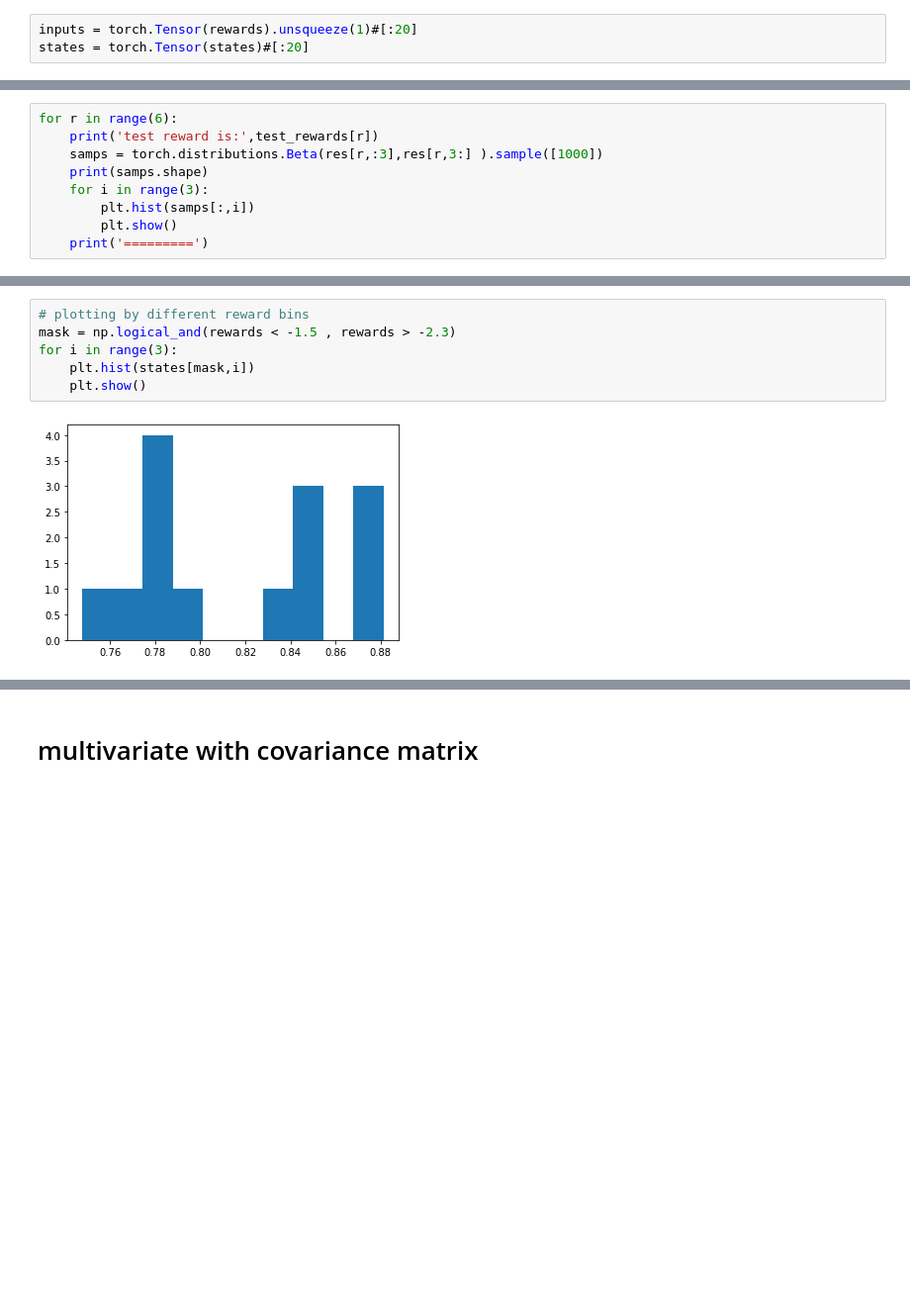
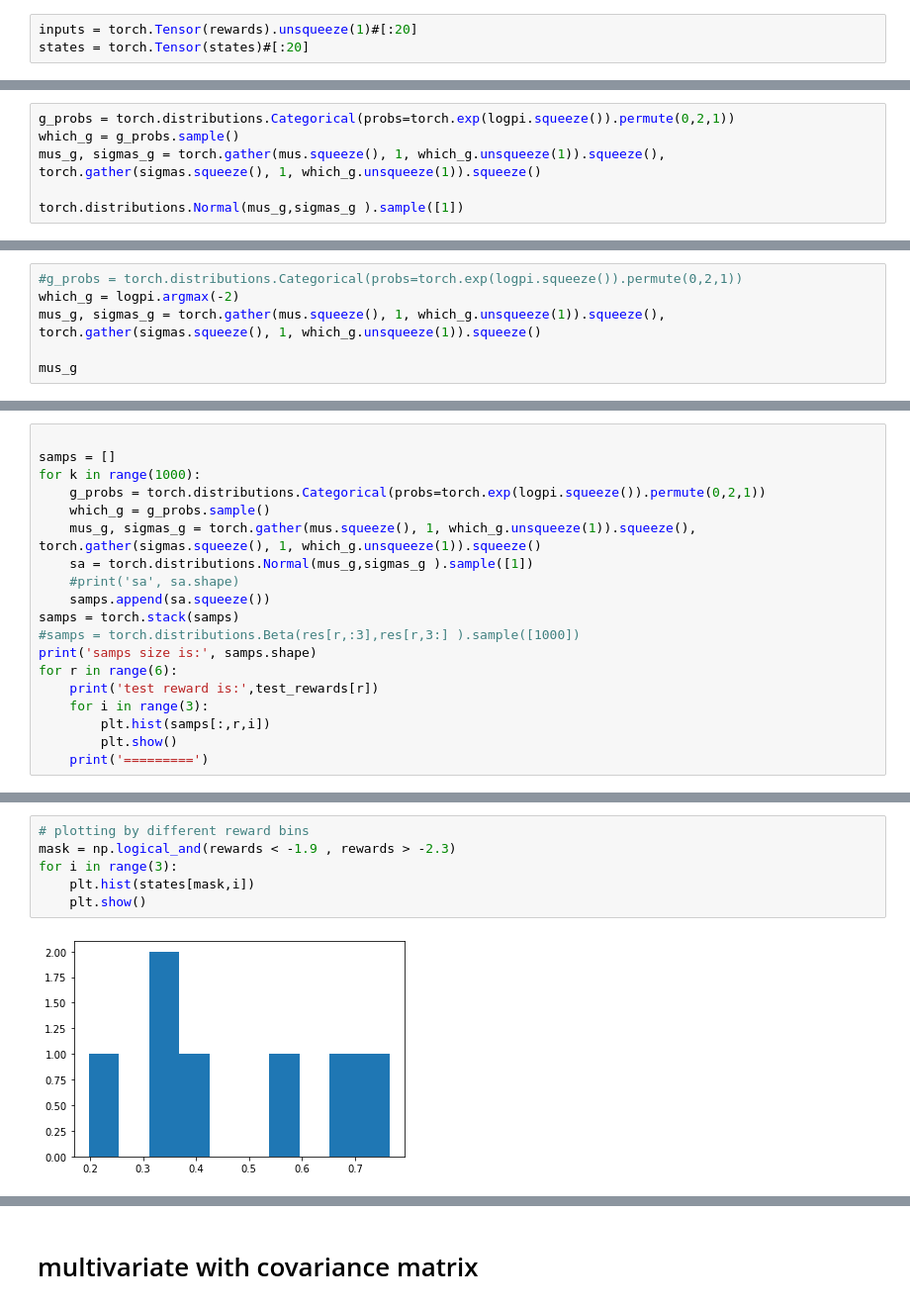
Before and after one commit to TrentBrick/Upside-Down-Free-Energy, a Jupyter notebook: notebooks/fitdensitymodel.ipynb, the cells around one changed output, grey strips where cells are left out. Shown at 99% size. Cells and saved outputs as stored; diff of their text form; blank space fills up the shorter version.

```diff
--- a/notebooks/fitdensitymodel.ipynb
+++ b/notebooks/fitdensitymodel.ipynb
@@ -170,9 +189,0 @@ tensor([[[1.6300e-01, 9.9894e-01, 6.0861e-01],
-# %%
-for r in range(6):
-    print('test reward is:',test_rewards[r])
-    samps = torch.distributions.Beta(res[r,:3],res[r,3:] ).sample([1000])
-    print(samps.shape)
-    for i in range(3):
-        plt.hist(samps[:,i])
-        plt.show()
-    print('=========')
@@ -197,0 +202,6 @@ torch.Size([1000, 3])
+# %%
+g_probs = torch.distributions.Categorical(probs=torch.exp(logpi.squeeze()).permute(0,2,1))
+which_g = g_probs.sample()
+mus_g, sigmas_g = torch.gather(mus.squeeze(), 1, which_g.unsqueeze(1)).squeeze(), torch.gather(sigmas.squeeze(), 1, which_g.unsqueeze(1)).squeeze()
+
+torch.distributions.Normal(mus_g,sigmas_g ).sample([1])
@@ -197,0 +228,6 @@ torch.Size([1000, 3])
+# %%
+#g_probs = torch.distributions.Categorical(probs=torch.exp(logpi.squeeze()).permute(0,2,1))
+which_g = logpi.argmax(-2)
+mus_g, sigmas_g = torch.gather(mus.squeeze(), 1, which_g.unsqueeze(1)).squeeze(), torch.gather(sigmas.squeeze(), 1, which_g.unsqueeze(1)).squeeze()
+
+mus_g
@@ -197,0 +250,19 @@ torch.Size([1000, 3])
+# %%
+
+samps = []
+for k in range(1000):
+    g_probs = torch.distributions.Categorical(probs=torch.exp(logpi.squeeze()).permute(0,2,1))
+    which_g = g_probs.sample()
+    mus_g, sigmas_g = torch.gather(mus.squeeze(), 1, which_g.unsqueeze(1)).squeeze(), torch.gather(sigmas.squeeze(), 1, which_g.unsqueeze(1)).squeeze()
+    sa = torch.distributions.Normal(mus_g,sigmas_g ).sample([1])
+    #print('sa', sa.shape)
+    samps.append(sa.squeeze())
+samps = torch.stack(samps)
+#samps = torch.distributions.Beta(res[r,:3],res[r,3:] ).sample([1000])
+print('samps size is:', samps.shape)
+for r in range(6):
+    print('test reward is:',test_rewards[r])
+    for i in range(3):
+        plt.hist(samps[:,r,i])
+        plt.show()
+    print('=========')
@@ -198,8 +286,8 @@ torch.Size([1000, 3])
 # %%
 # plotting by different reward bins
-mask = np.logical_and(rewards < -1.5 , rewards > -2.3)
+mask = np.logical_and(rewards < -1.9 , rewards > -2.3)
 for i in range(3):
     plt.hist(states[mask,i])
     plt.show()
 # %% [output]
-[figure, old version]
+[figure, new version]
```
Also changed, not shown: parts of 28 cells of this notebook, 15 other files.
